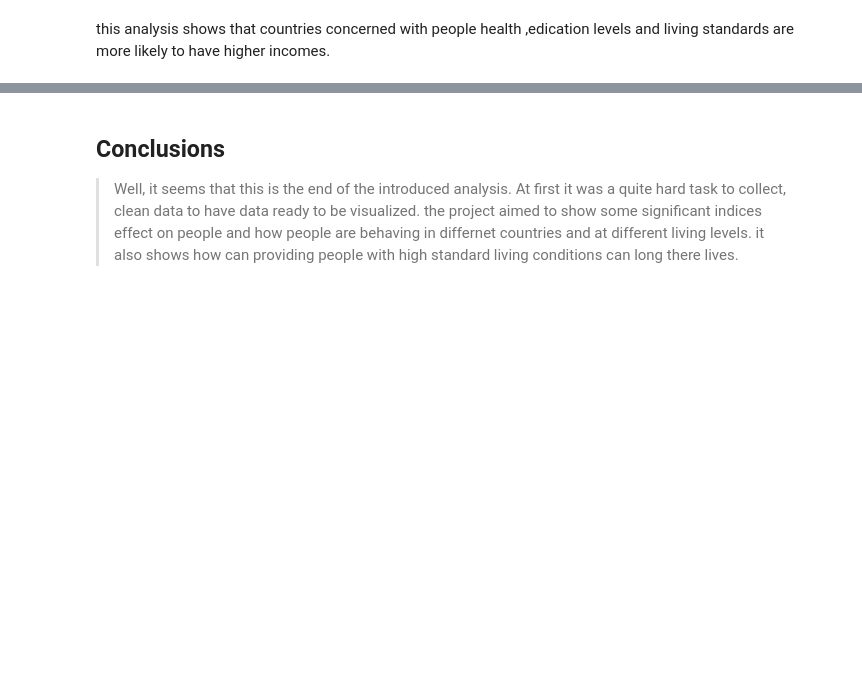
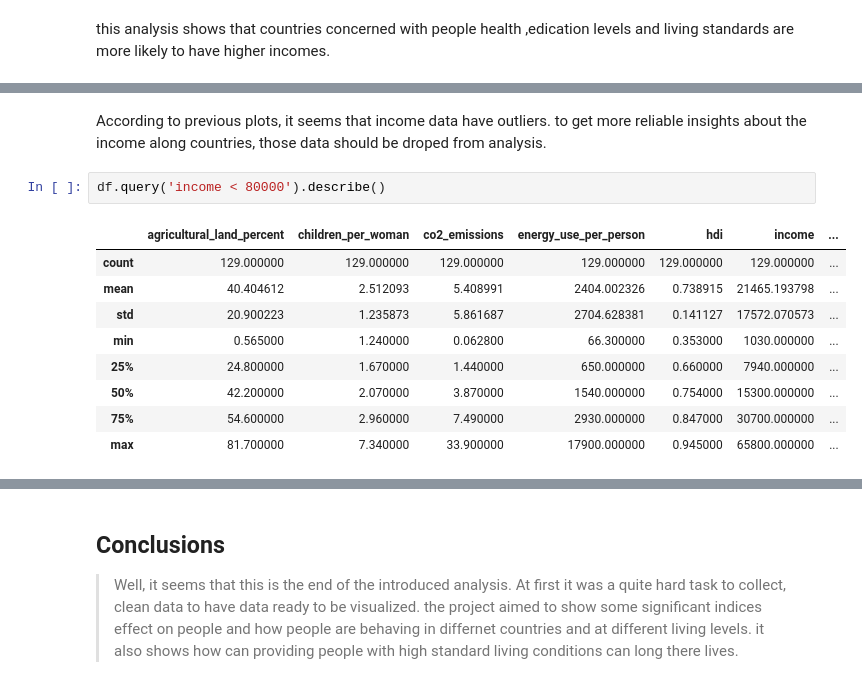
Before and after one commit to tarekanwer/Gapminder-World, a Jupyter notebook: code.ipynb, the cells around one changed output, grey strips where cells are left out. Saved outputs shown, nothing was run; the diff lists cells and outputs as text; blank space fills up the shorter version.

```diff
--- a/code.ipynb
+++ b/code.ipynb
@@ -248,0 +294,14 @@ this analysis shows that countries concerned with people health ,edication level
+# %% [markdown]
+According to previous plots, it seems that income data have outliers. to get more reliable insights about the income along countries, those data should be droped from analysis.
+# %%
+df.query('income < 80000').describe()
+# %% [output]
+|  | agricultural_land_percent | children_per_woman | co2_emissions | energy_use_per_person | hdi | income | ... |
+| count | 129.000000 | 129.000000 | 129.000000 | 129.000000 | 129.000000 | 129.000000 | ... |
+| mean | 40.404612 | 2.512093 | 5.408991 | 2404.002326 | 0.738915 | 21465.193798 | ... |
+| std | 20.900223 | 1.235873 | 5.861687 | 2704.628381 | 0.141127 | 17572.070573 | ... |
+| min | 0.565000 | 1.240000 | 0.062800 | 66.300000 | 0.353000 | 1030.000000 | ... |
+| 25% | 24.800000 | 1.670000 | 1.440000 | 650.000000 | 0.660000 | 7940.000000 | ... |
+| 50% | 42.200000 | 2.070000 | 3.870000 | 1540.000000 | 0.754000 | 15300.000000 | ... |
+| 75% | 54.600000 | 2.960000 | 7.490000 | 2930.000000 | 0.847000 | 30700.000000 | ... |
+| max | 81.700000 | 7.340000 | 33.900000 | 17900.000000 | 0.945000 | 65800.000000 | ... |
```
Also changed, not shown: parts of 34 cells of this notebook.
